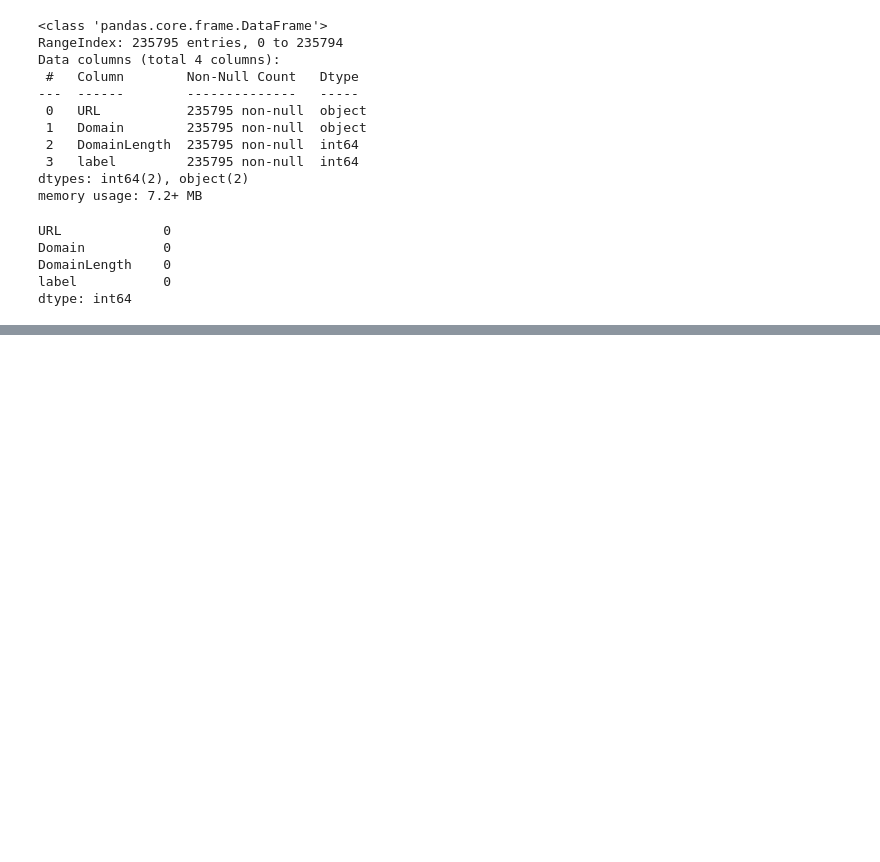
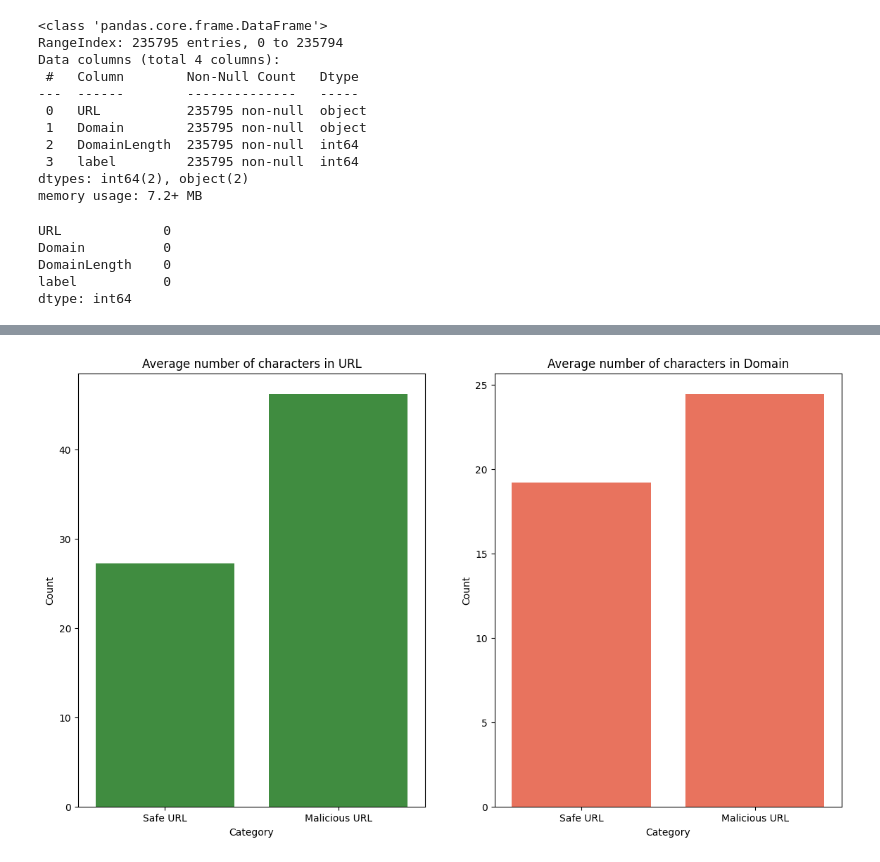
Before and after one commit to PrateekSinghh/phishing, a Jupyter notebook: main.ipynb, the cells around one changed output, grey strips where cells are left out. Drawn from its saved outputs; the diff is of its cells as text; code cells hidden in the pictures; blank space fills up the shorter version.

```diff
--- a/main.ipynb
+++ b/main.ipynb
@@ -134,0 +174,21 @@ df.sample(10)
+# %%
+url_length_mean = df[df["label"] == 1]["URL_length"].mean() , df[df["label"] == 0]["URL_length"].mean()
+domain_length_mean = df[df["label"] == 1]["DomainLength"].mean() , df[df["label"] == 0]["DomainLength"].mean()
+
+label = ["Safe URL" , "Malicious URL"]
+
+plt.figure(figsize = (14,8))
+plt.subplot(1,2,1)
+sns.barplot(x = label , y = url_length_mean , color = "green", legend = False ,alpha = 0.8)
+plt.ylabel("Count")
+plt.xlabel("Category")
+plt.title("Average number of characters in URL")
+
+plt.subplot(1,2,2)
+sns.barplot(x = label , y = domain_length_mean , color = "tomato", legend = False)
+plt.ylabel("Count")
+plt.xlabel("Category")
+plt.title("Average number of characters in Domain")
+plt.show()
+# %% [output]
+[figure, added]
```
Also changed, not shown: parts of 23 cells of this notebook.
